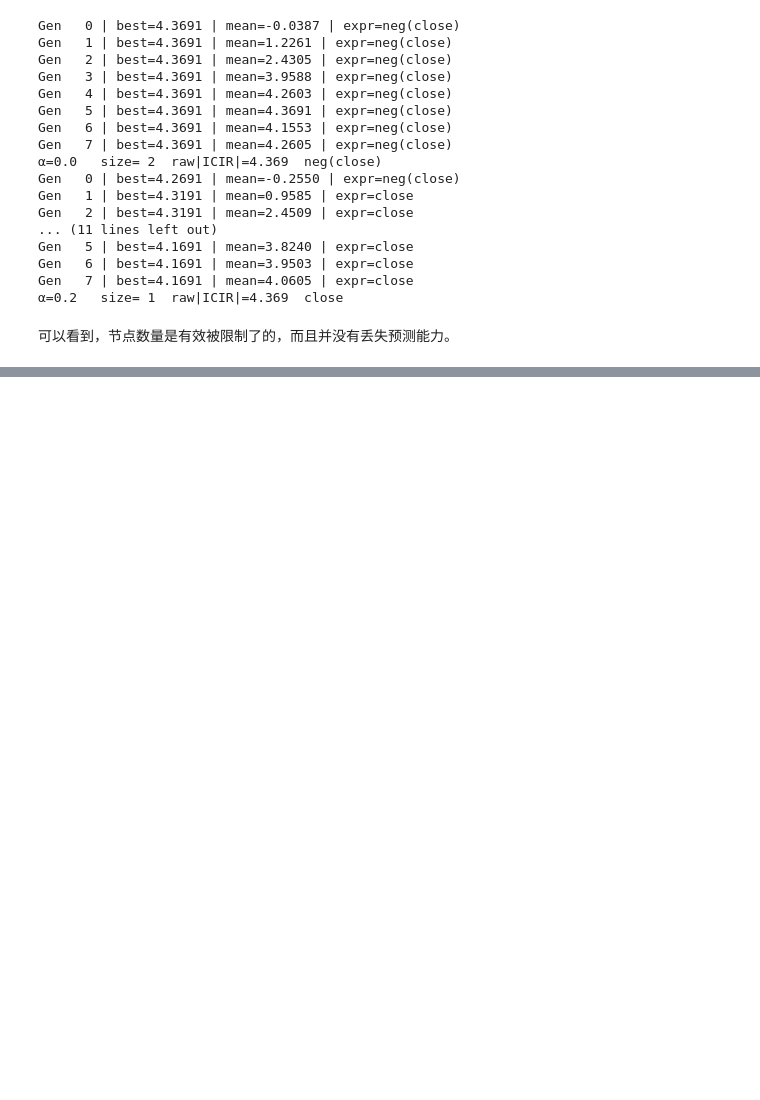
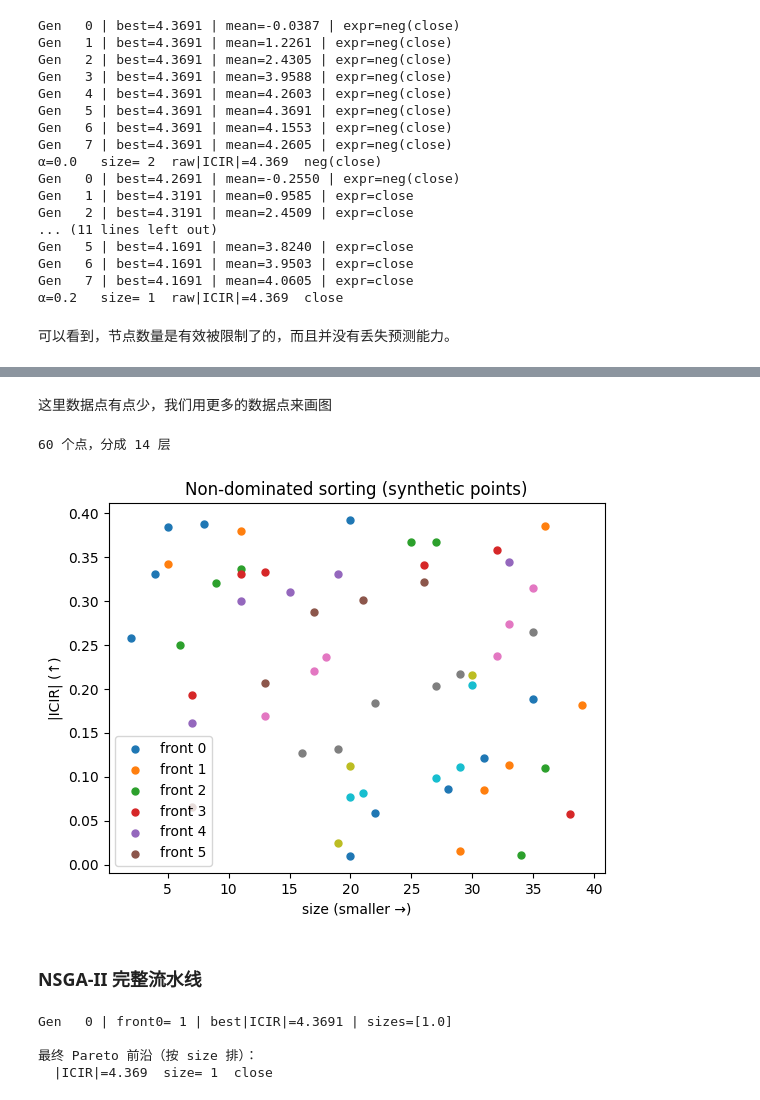
Before and after one commit to LUNARKN1GHT/FactorMiner, a Jupyter notebook: notebooks/05_gp_modules.ipynb, the cells around one changed output, grey strips where cells are left out. Drawn from its saved outputs; the diff is of its cells as text; code cells hidden in the pictures; blank space fills up the shorter version.

Commit message:
feat: NSGA-II 多目标 GP 与入口脚本

```diff
--- a/notebooks/05_gp_modules.ipynb
+++ b/notebooks/05_gp_modules.ipynb
@@ -117,0 +162,49 @@ Gen   7 | best=4.1691 | mean=4.0605 | expr=close
+# %% [markdown]
+这里数据点有点少，我们用更多的数据点来画图
+# %%
+rng = np.random.default_rng(1)
+pts = [(rng.uniform(0, 0.4), int(rng.integers(2, 40))) for _ in range(60)]  # 60 个假因子
+objs = [(icir, -size) for icir, size in pts]  # 转成都要最大化
+
+fronts = non_dominated_sort(objs)
+print(f"{len(objs)} 个点，分成 {len(fronts)} 层")
+for rank, fr in enumerate(fronts):
+    plt.scatter(
+        [-objs[i][1] for i in fr],
+        [objs[i][0] for i in fr],
+        label=f"front {rank}" if rank < 6 else None,
+        s=25,
+    )
+plt.xlabel("size (smaller →)")
+plt.ylabel("|ICIR| (↑)")
+plt.legend()
+plt.title("Non-dominated sorting (synthetic points)")
+plt.show()
+# %% [output]
+60 个点，分成 14 层
+[figure, added]
+# %% [markdown]
+### NSGA-II 完整流水线
+# %%
+def objective_fn(tree):
+    try:
+        ic = calc_ic_series(evaluate(tree, wide), fwd).dropna()
+    except Exception:
+        return None
+    if len(ic) < 10:
+        return None
+    icir = calc_icir(ic)
+    return abs(icir) if np.isfinite(icir) else None
+
+
+pareto = run_gp_nsga2(
+    objective_fn, GPConfig(population_size=40, generations=10, max_depth=5, min_depth=2)
+)
+print("\n最终 Pareto 前沿（按 size 排）：")
+for tree, icir, size in pareto:
+    print(f"  |ICIR|={icir:.3f}  size={size:2d}  {tree}")
+# %% [output]
+Gen   0 | front0= 1 | best|ICIR|=4.3691 | sizes=[1.0]
+
+最终 Pareto 前沿（按 size 排）：
+  |ICIR|=4.369  size= 1  close
```
Also changed, not shown: parts of 6 cells of this notebook, 3 other files.
